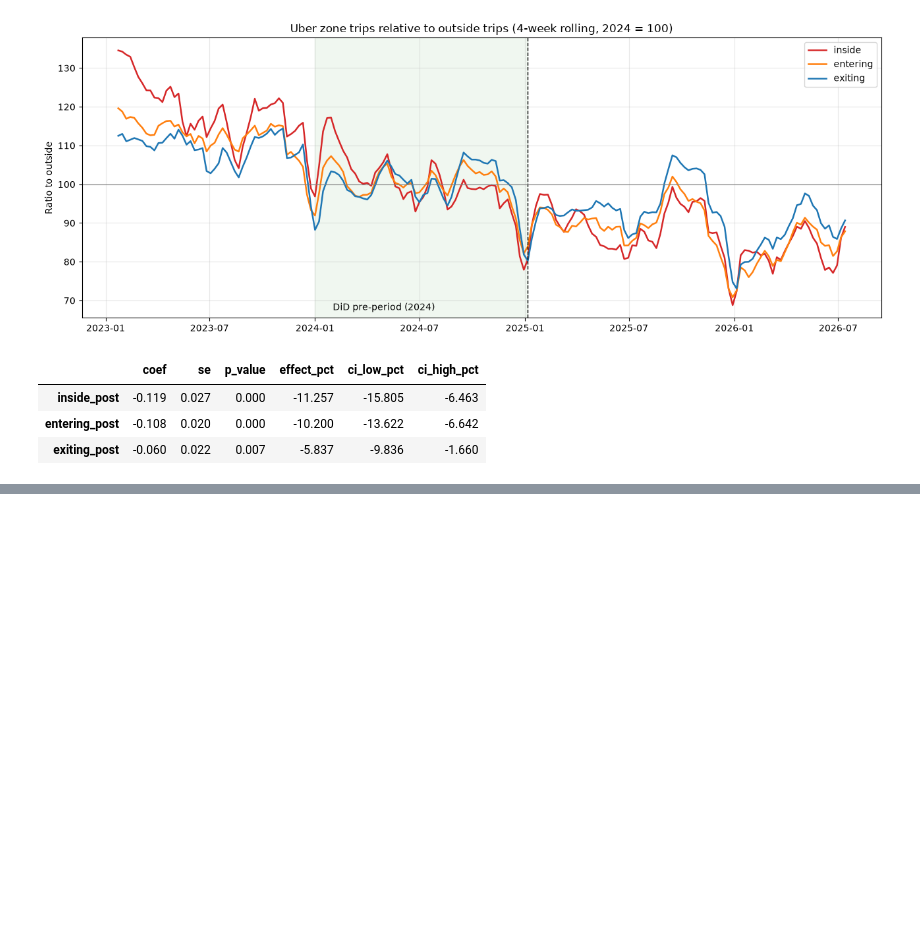
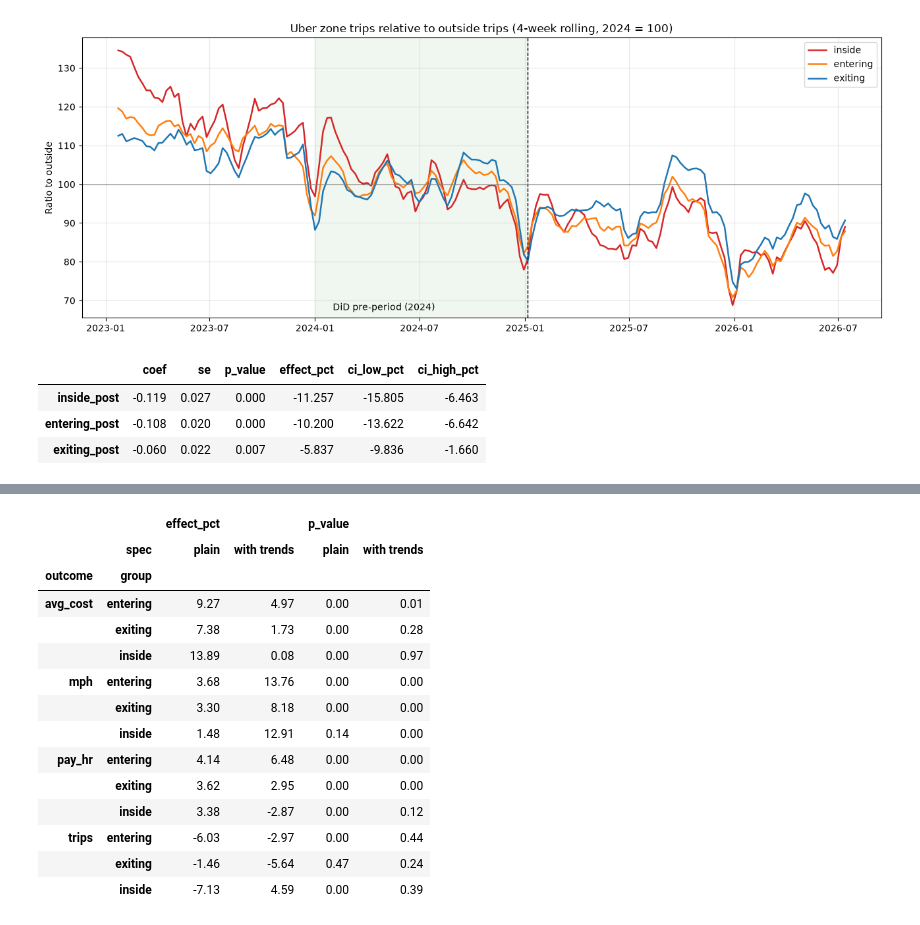
Before and after one commit to lalithreddy335/nyc-congestion-toll-impact, a Jupyter notebook: 02_before_after.ipynb, the cells around one changed output, grey strips where cells are left out. Saved outputs shown, nothing was run; the diff lists cells and outputs as text; code cells hidden in the pictures; blank space fills up the shorter version.

```diff
--- a/02_before_after.ipynb
+++ b/02_before_after.ipynb
@@ -154,0 +292,60 @@ res.round(3)
+# %%
+k = duckdb.sql(f"""
+    SELECT trip_date,
+           CASE WHEN trip_group = 'outside' THEN 'control' ELSE trip_group END AS grp,
+           SUM(trips) AS trips,
+           SUM(sum_rider_cost) / SUM(trips) AS avg_cost,
+           SUM(sum_miles) / (SUM(sum_trip_seconds) / 3600) AS mph,
+           SUM(sum_driver_pay) / (SUM(sum_trip_seconds) / 3600) AS pay_hr
+    FROM 'data/summary/*.parquet'
+    WHERE company = 'Uber'
+      AND trip_date BETWEEN '2024-01-01' AND '2025-12-31'
+      AND (trip_group IN ('inside', 'entering', 'exiting')
+           OR (trip_group = 'outside' AND pu_zone IN ({uptown_ids})))
+    GROUP BY ALL
+""").df()
+
+k["trip_date"] = pd.to_datetime(k["trip_date"])
+k["post"] = (k["trip_date"] >= "2025-01-05").astype(int)
+k["t"] = (k["trip_date"] - pd.Timestamp("2024-01-01")).dt.days / 365
+k["week"] = k["trip_date"].dt.to_period("W").astype(str)
+k["dow"] = k["trip_date"].dt.dayofweek
+k["group_dow"] = np.where(k["grp"] == "control", "control", k["grp"] + "_" + k["dow"].astype(str))
+for g in ["inside", "entering", "exiting"]:
+    k[f"{g}_post"] = ((k["grp"] == g) & (k["post"] == 1)).astype(int)
+    k[f"{g}_trend"] = (k["grp"] == g).astype(int) * k["t"]
+
+rows = []
+for outcome in ["trips", "avg_cost", "mph", "pay_hr"]:
+    k["y"] = np.log(k[outcome])
+    for spec, extra in [("plain", ""), ("with trends", " + inside_trend + entering_trend + exiting_trend")]:
+        m = smf.ols("y ~ inside_post + entering_post + exiting_post" + extra +
+                    " + C(group_dow) + C(trip_date)", data=k) \
+               .fit(cov_type="cluster", cov_kwds={"groups": pd.factorize(k["week"])[0]})
+        for g in ["inside", "entering", "exiting"]:
+            b, se = m.params[f"{g}_post"], m.bse[f"{g}_post"]
+            rows.append({"outcome": outcome, "spec": spec, "group": g,
+                         "effect_pct": (np.exp(b) - 1) * 100,
+                         "ci_low": (np.exp(b - 1.96 * se) - 1) * 100,
+                         "ci_high": (np.exp(b + 1.96 * se) - 1) * 100,
+                         "p_value": m.pvalues[f"{g}_post"]})
+
+kpi = pd.DataFrame(rows).round(2)
+kpi.to_csv("outputs/did_kpis_uptown_control_uber.csv", index=False)
+kpi.pivot_table(index=["outcome", "group"], columns="spec", values=["effect_pct", "p_value"])
+# %% [output]
+|  |  | effect_pct |  | p_value |  |
+|  | spec | plain | with trends | plain | with trends |
+| outcome | group |  |  |  |  |
+| avg_cost | entering | 9.27 | 4.97 | 0.00 | 0.01 |
+|  | exiting | 7.38 | 1.73 | 0.00 | 0.28 |
+|  | inside | 13.89 | 0.08 | 0.00 | 0.97 |
+| mph | entering | 3.68 | 13.76 | 0.00 | 0.00 |
+|  | exiting | 3.30 | 8.18 | 0.00 | 0.00 |
+|  | inside | 1.48 | 12.91 | 0.14 | 0.00 |
+| pay_hr | entering | 4.14 | 6.48 | 0.00 | 0.00 |
+|  | exiting | 3.62 | 2.95 | 0.00 | 0.00 |
+|  | inside | 3.38 | -2.87 | 0.00 | 0.12 |
+| trips | entering | -6.03 | -2.97 | 0.00 | 0.44 |
+|  | exiting | -1.46 | -5.64 | 0.47 | 0.24 |
+|  | inside | -7.13 | 4.59 | 0.00 | 0.39 |
```
Also changed, not shown: parts of 4 cells of this notebook, 6 other files.
